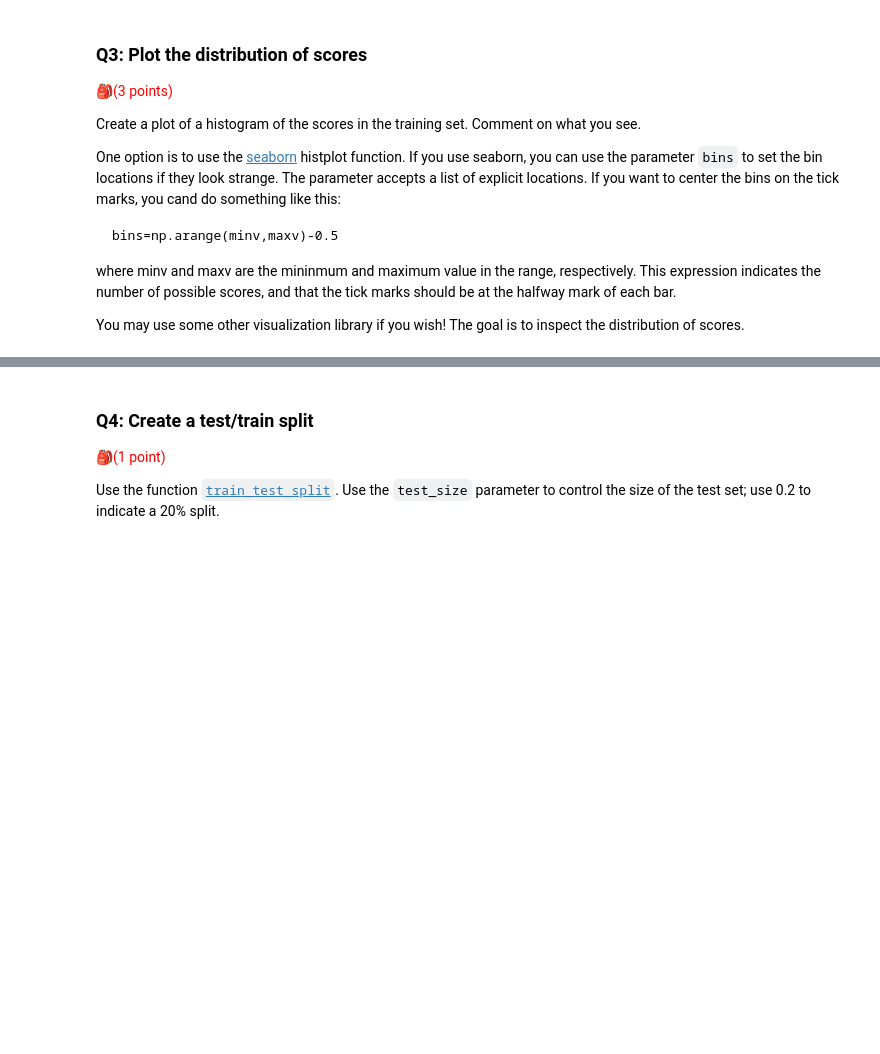
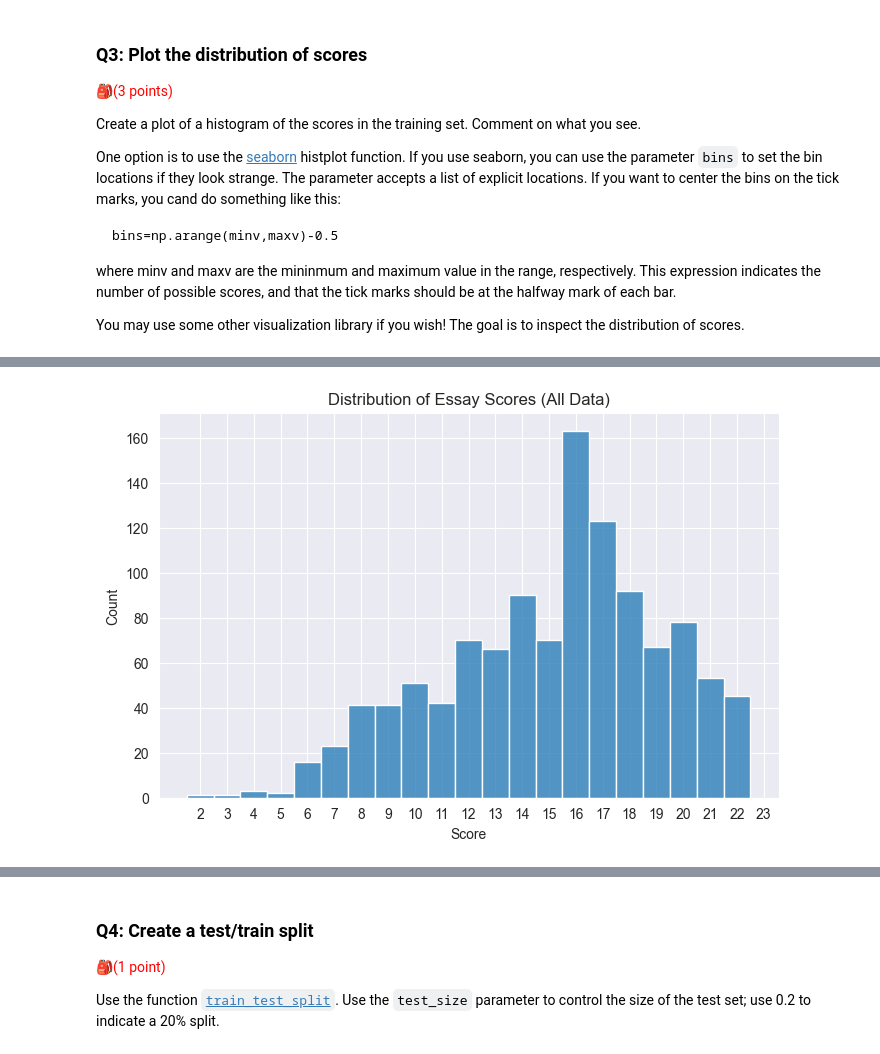
Before and after one commit to stevegon3/uw, a Jupyter notebook: IMT575/Lab-5-15_text_classification_pycharm.ipynb, the cells around one changed output, grey strips where cells are left out. Drawn from its saved outputs; the diff is of its cells as text; code cells hidden in the pictures; blank space fills up the shorter version.

```diff
--- a/IMT575/Lab-5-15_text_classification_pycharm.ipynb
+++ b/IMT575/Lab-5-15_text_classification_pycharm.ipynb
@@ -92,0 +113,14 @@ plt.show()
+# %%
+# All Data
+minv = data['score'].min()
+maxv = data['score'].max()
+bins = np.arange(minv, maxv) - 0.5
+plt.figure(figsize=(8, 5))
+sns.histplot(train['score'], bins=bins, kde=False)
+plt.xlabel('Score')
+plt.ylabel('Count')
+plt.title('Distribution of Essay Scores (All Data)')
+plt.xticks(np.arange(minv, maxv))
+plt.show()
+# %% [output]
+[figure, added]
```
Also changed, not shown: parts of 33 cells of this notebook.
